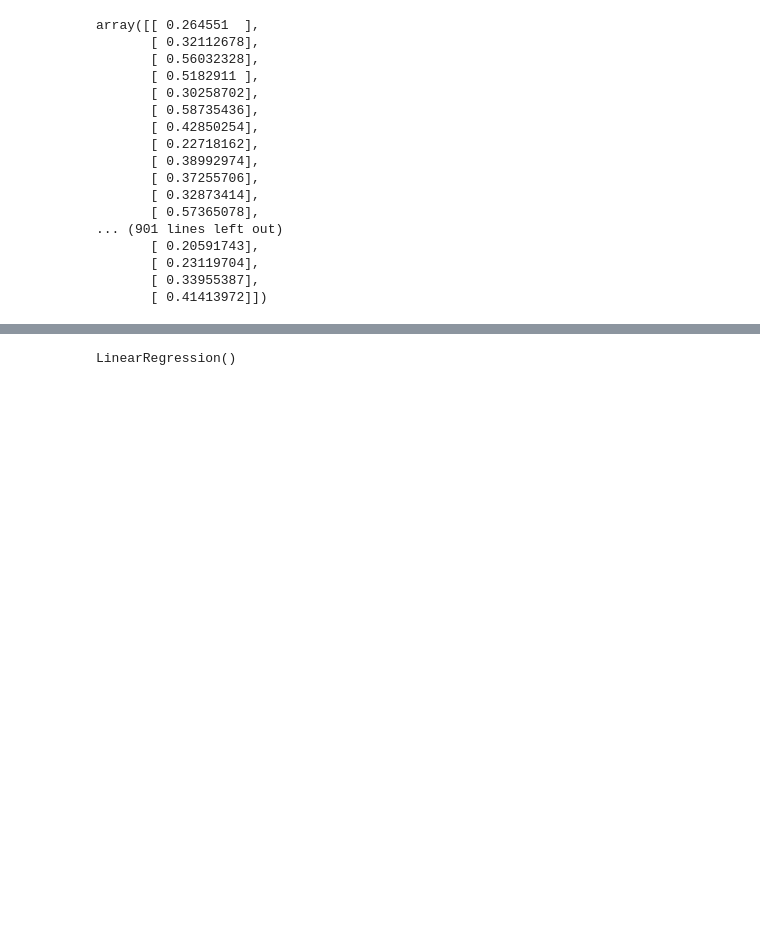
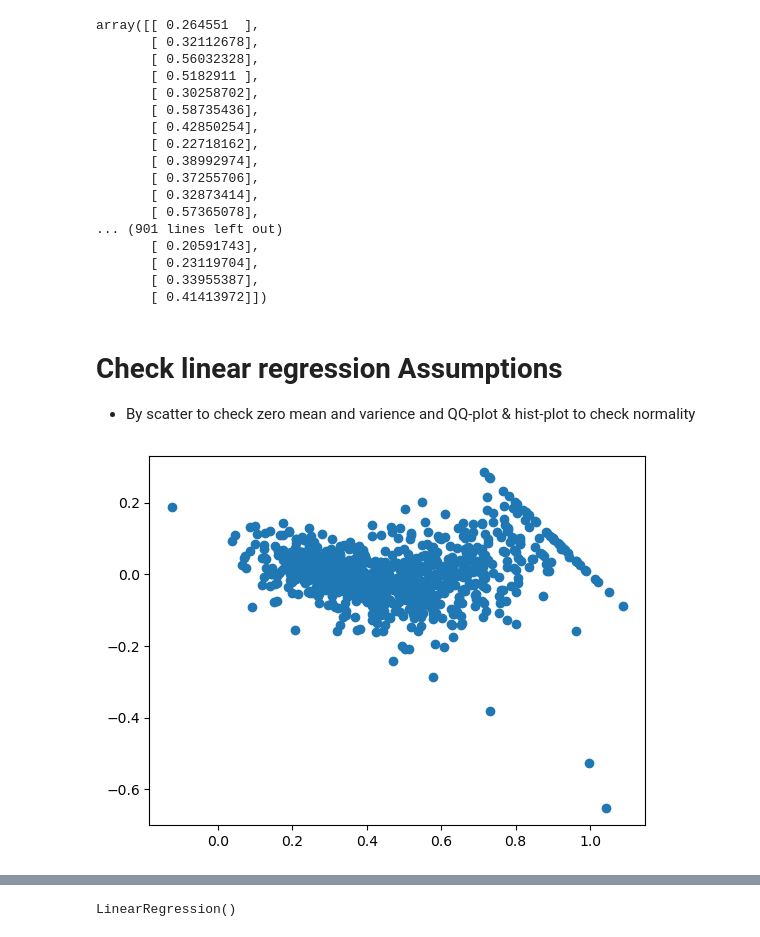
Before and after one commit to ahmedalmohamdy/My-AI-Learning-journey-Notebooks, a Jupyter notebook: Automated_preprocessing_and_Linear_Regression_Model.ipynb, the cells around one changed output, grey strips where cells are left out. Drawn from its saved outputs; the diff is of its cells as text; code cells hidden in the pictures; blank space fills up the shorter version.

```diff
--- a/Automated_preprocessing_and_Linear_Regression_Model.ipynb
+++ b/Automated_preprocessing_and_Linear_Regression_Model.ipynb
@@ -674,3 +678,12 @@ array([[ 0.264551  ],
        [ 0.23119704],
        [ 0.33955387],
        [ 0.41413972]])
+# %% [markdown]
+# Check linear regression Assumptions
+- By scatter to check zero mean and varience and QQ-plot & hist-plot to check normality
+# %%
+residuals = y_train - y_hat_sklearn
+plt.scatter(y_hat_sklearn, residuals)
+plt.show()
+# %% [output]
+[figure, added]
```
Also changed, not shown: parts of 19 cells of this notebook.
